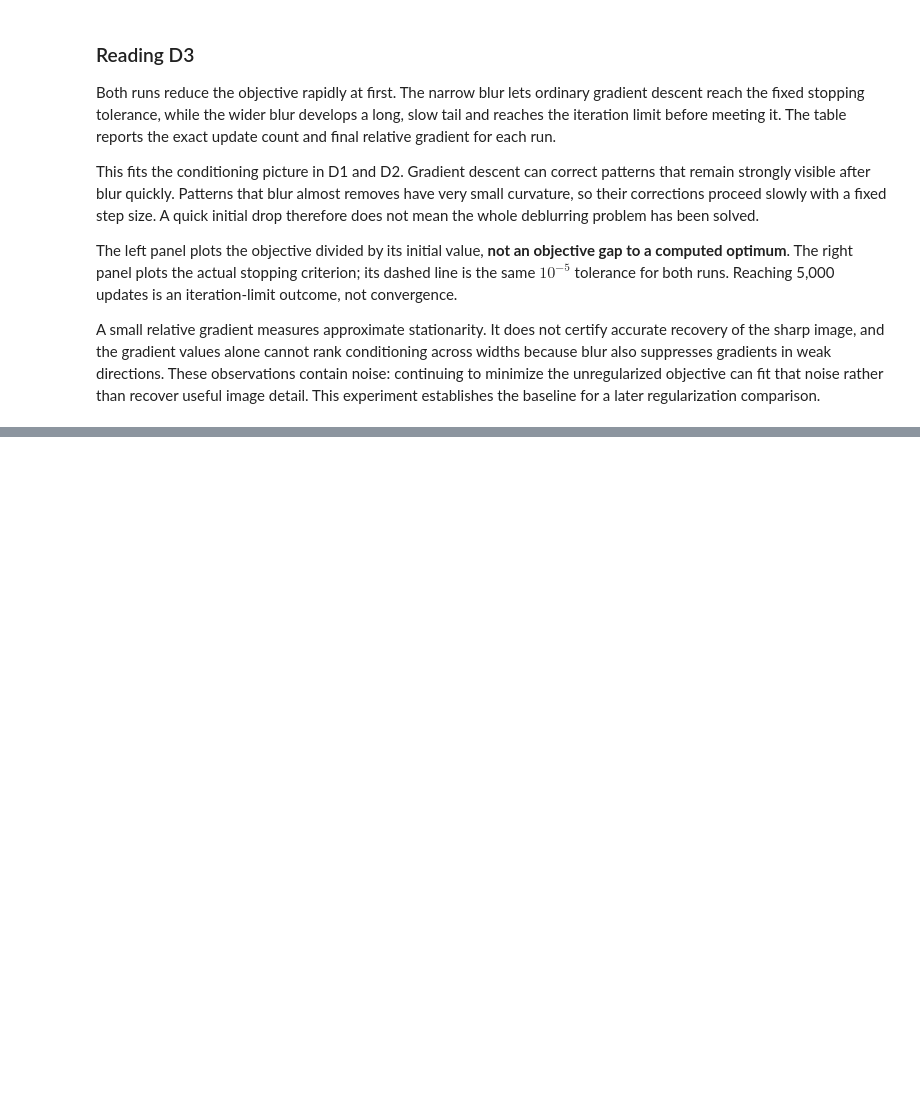
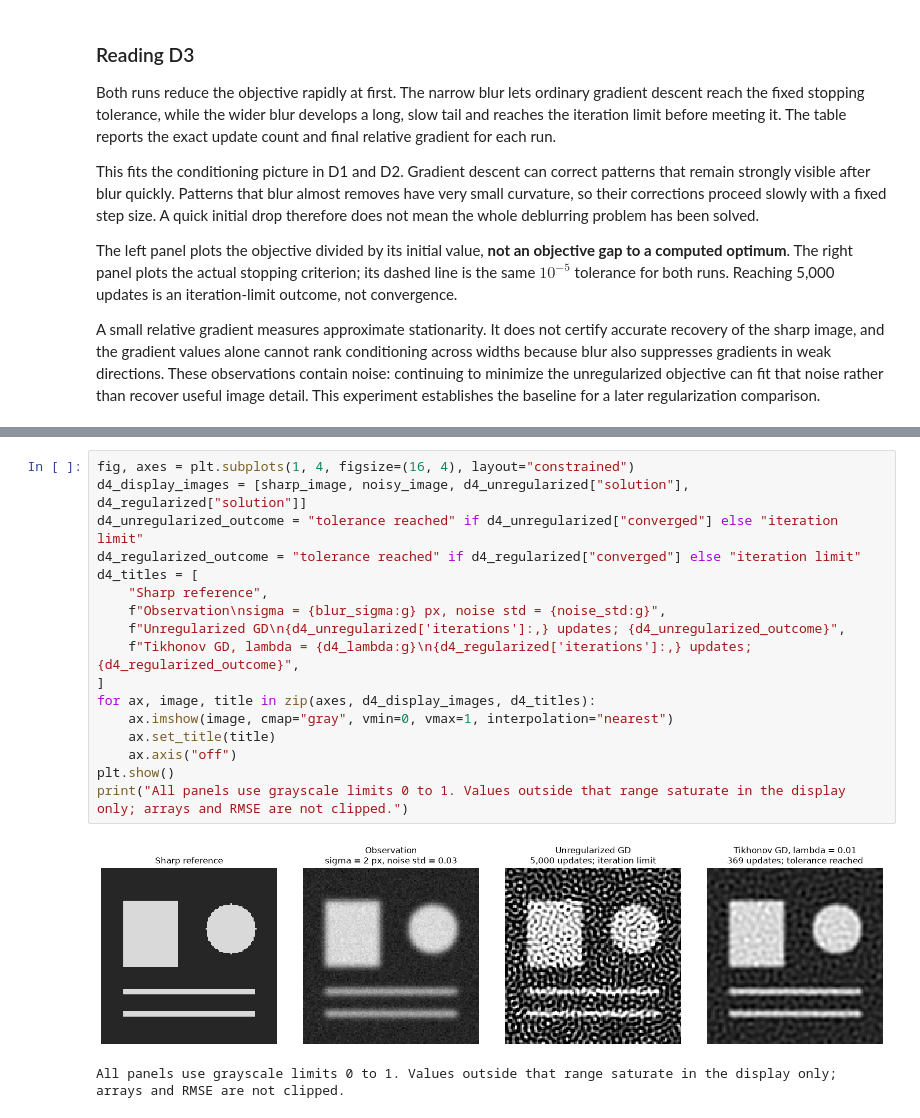
Before and after one commit to JanineNelson/J3-Optima, a Jupyter notebook: second project/image_deblurring.ipynb, the cells around one changed output, grey strips where cells are left out. Drawn from its saved outputs; the diff is of its cells as text; blank space fills up the shorter version.

```diff
--- a/second project/image_deblurring.ipynb
+++ b/second project/image_deblurring.ipynb
@@ -409,0 +562,20 @@ A small relative gradient measures approximate stationarity. It does not certify
+# %%
+fig, axes = plt.subplots(1, 4, figsize=(16, 4), layout="constrained")
+d4_display_images = [sharp_image, noisy_image, d4_unregularized["solution"], d4_regularized["solution"]]
+d4_unregularized_outcome = "tolerance reached" if d4_unregularized["converged"] else "iteration limit"
+d4_regularized_outcome = "tolerance reached" if d4_regularized["converged"] else "iteration limit"
+d4_titles = [
+    "Sharp reference",
+    f"Observation\nsigma = {blur_sigma:g} px, noise std = {noise_std:g}",
+    f"Unregularized GD\n{d4_unregularized['iterations']:,} updates; {d4_unregularized_outcome}",
+    f"Tikhonov GD, lambda = {d4_lambda:g}\n{d4_regularized['iterations']:,} updates; {d4_regularized_outcome}",
+]
+for ax, image, title in zip(axes, d4_display_images, d4_titles):
+    ax.imshow(image, cmap="gray", vmin=0, vmax=1, interpolation="nearest")
+    ax.set_title(title)
+    ax.axis("off")
+plt.show()
+print("All panels use grayscale limits 0 to 1. Values outside that range saturate in the display only; arrays and RMSE are not clipped.")
+# %% [output]
+[figure, added]
+All panels use grayscale limits 0 to 1. Values outside that range saturate in the display only; arrays and RMSE are not clipped.
```
Also changed, not shown: parts of 6 cells of this notebook.
